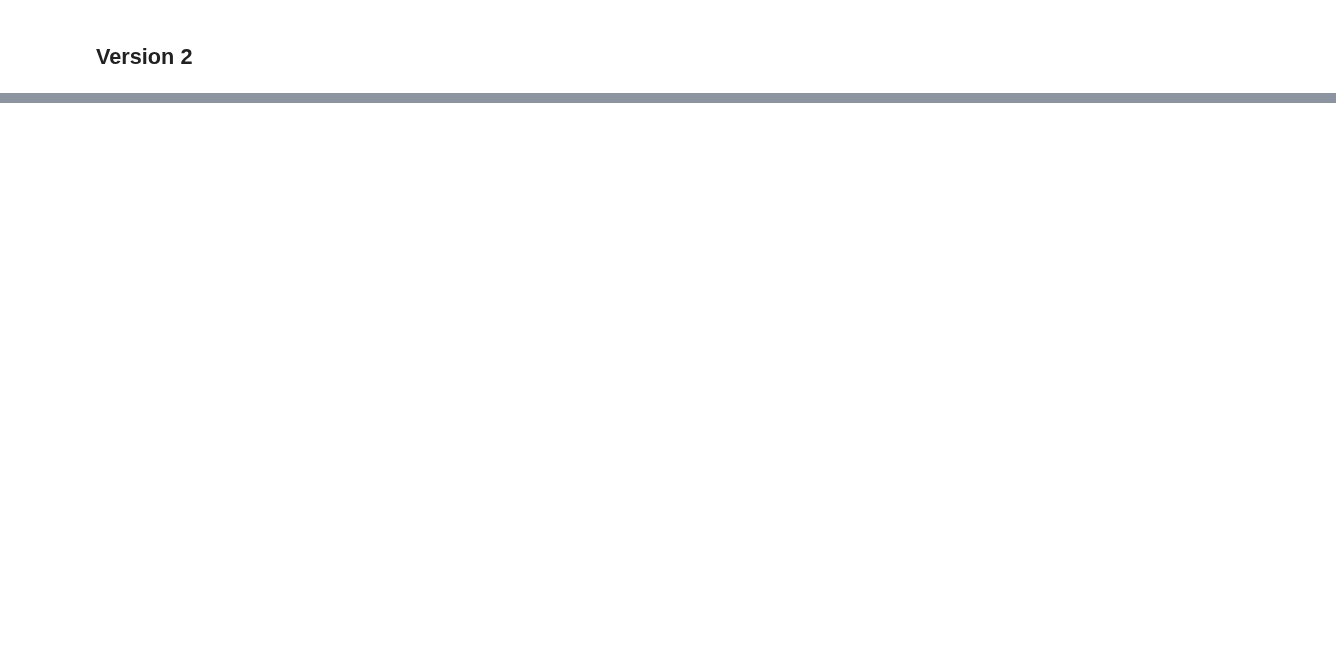
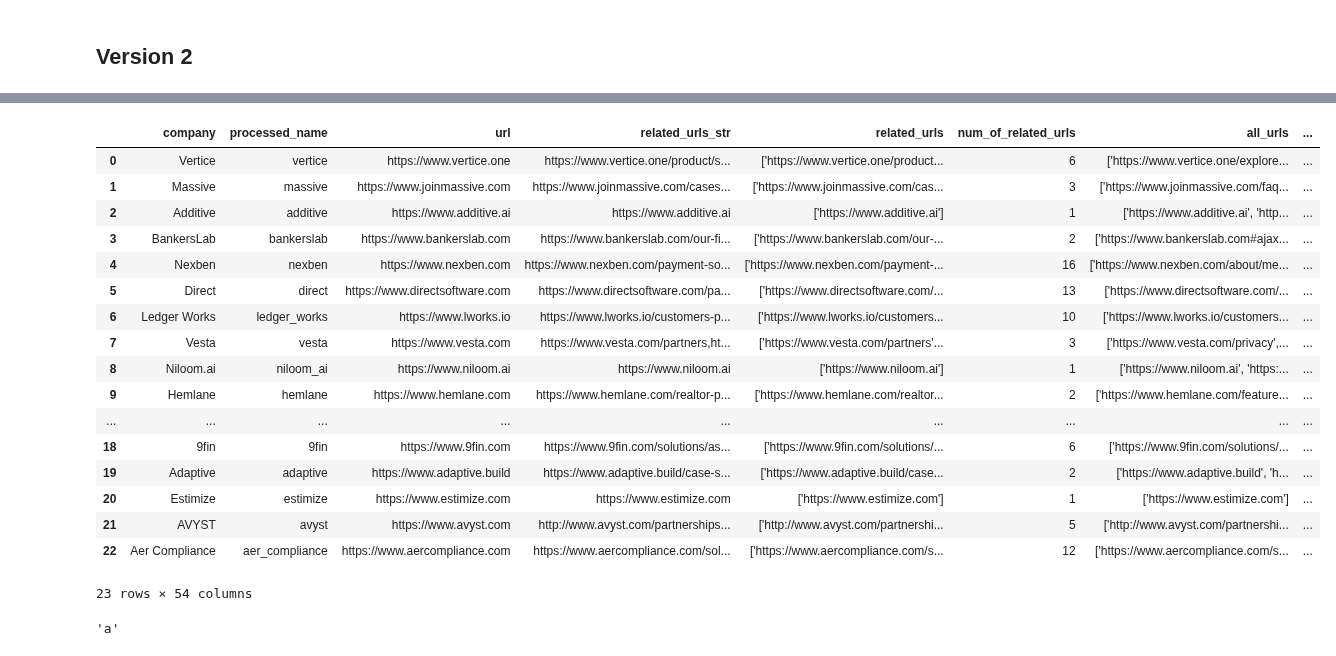
Before and after one commit to MC-Kangan/LLM-Enhanced-Knowledge-Graph-for-Startup-Analysis, a Jupyter notebook: kg_generation.ipynb, the cells around one changed output, grey strips where cells are left out. Saved outputs shown, nothing was run; the diff lists cells and outputs as text; code cells hidden in the pictures; blank space fills up the shorter version.

```diff
--- a/kg_generation.ipynb
+++ b/kg_generation.ipynb
@@ -58,3 +59,22 @@ sample
 | 681 | Estimize | estimize | https://www.estimize.com | https://www.estimize.com | ['https://www.estimize.com'] | 1 | ['https://www.estimize.com'] | ... |
 | 686 | AVYST | avyst | https://www.avyst.com | http://www.avyst.com/partnerships... | ['http://www.avyst.com/partnershi... | 5 | ['http://www.avyst.com/partnershi... | ... |
 | 698 | Aer Compliance | aer_compliance | https://www.aercompliance.com | https://www.aercompliance.com/sol... | ['https://www.aercompliance.com/s... | 12 | ['https://www.aercompliance.com/s... | ... |
+# %%
+df = pd.read_csv('PitchBook_All_Columns_2024_07_04_14_48_36_accessibility.csv')
+print(df.business_status.unique())
+df1 = df[~df['business_status'].isin(['Out of Business', 'Bankruptcy: Liquidation', 'Bankruptcy: Admin/Reorg'])]
+df['companies'] = df['companies'].str.replace(r'\s*\(.*?\)\s*', '', regex=True)
+
+# Convert last_known_valuation to numeric, if not already
+# First, ensure that 'last_known_valuation' is in the correct numeric format
+df['last_known_valuation'] = pd.to_numeric(df['last_known_valuation'], errors='coerce')
+df['last_known_valuation_date'] = pd.to_datetime(df['last_known_valuation_date'], format="%d/%m/%Y",errors='coerce')
+
+df['companies'] = df['companies'].str.replace(r'\s*\(.*?\)\s*', '', regex=True)
+df['processed_name'] = df['companies'].apply(process_company_name)
+
+# Apply the filter to create a new DataFrame
+filtered_df = df[(df['last_known_valuation'].isna()) | (df['last_known_valuation'] < 500)]
+
+# Now, 'filtered_df' contains only the rows where the valuation is NaN or less than 500 million
+filtered_df.head()
@@ -60,0 +92,3 @@ sample
+# %%
+sample_all_info = sample.merge(filtered_df, on = 'processed_name', how = 'left')
+sample_all_info.head()
@@ -281,0 +345,25 @@ Loaded data for naturealpha: {'product_descriptions': [{'name': 'NatureAlpha Pla
+# %%
+sample_all_info
+# %% [output]
+|  | company | processed_name | url | related_urls_str | related_urls | num_of_related_urls | all_urls | ... |
+| 0 | Vertice | vertice | https://www.vertice.one | https://www.vertice.one/product/s... | ['https://www.vertice.one/product... | 6 | ['https://www.vertice.one/explore... | ... |
+| 1 | Massive | massive | https://www.joinmassive.com | https://www.joinmassive.com/cases... | ['https://www.joinmassive.com/cas... | 3 | ['https://www.joinmassive.com/faq... | ... |
+| 2 | Additive | additive | https://www.additive.ai | https://www.additive.ai | ['https://www.additive.ai'] | 1 | ['https://www.additive.ai', 'http... | ... |
+| 3 | BankersLab | bankerslab | https://www.bankerslab.com | https://www.bankerslab.com/our-fi... | ['https://www.bankerslab.com/our-... | 2 | ['https://www.bankerslab.com#ajax... | ... |
+| 4 | Nexben | nexben | https://www.nexben.com | https://www.nexben.com/payment-so... | ['https://www.nexben.com/payment-... | 16 | ['https://www.nexben.com/about/me... | ... |
+| 5 | Direct | direct | https://www.directsoftware.com | https://www.directsoftware.com/pa... | ['https://www.directsoftware.com/... | 13 | ['https://www.directsoftware.com/... | ... |
+| 6 | Ledger Works | ledger_works | https://www.lworks.io | https://www.lworks.io/customers-p... | ['https://www.lworks.io/customers... | 10 | ['https://www.lworks.io/customers... | ... |
+| 7 | Vesta | vesta | https://www.vesta.com | https://www.vesta.com/partners,ht... | ['https://www.vesta.com/partners'... | 3 | ['https://www.vesta.com/privacy',... | ... |
+| 8 | Niloom.ai | niloom_ai | https://www.niloom.ai | https://www.niloom.ai | ['https://www.niloom.ai'] | 1 | ['https://www.niloom.ai', 'https:... | ... |
+| 9 | Hemlane | hemlane | https://www.hemlane.com | https://www.hemlane.com/realtor-p... | ['https://www.hemlane.com/realtor... | 2 | ['https://www.hemlane.com/feature... | ... |
+| ... | ... | ... | ... | ... | ... | ... | ... | ... |
+| 18 | 9fin | 9fin | https://www.9fin.com | https://www.9fin.com/solutions/as... | ['https://www.9fin.com/solutions/... | 6 | ['https://www.9fin.com/solutions/... | ... |
+| 19 | Adaptive | adaptive | https://www.adaptive.build | https://www.adaptive.build/case-s... | ['https://www.adaptive.build/case... | 2 | ['https://www.adaptive.build', 'h... | ... |
+| 20 | Estimize | estimize | https://www.estimize.com | https://www.estimize.com | ['https://www.estimize.com'] | 1 | ['https://www.estimize.com'] | ... |
+| 21 | AVYST | avyst | https://www.avyst.com | http://www.avyst.com/partnerships... | ['http://www.avyst.com/partnershi... | 5 | ['http://www.avyst.com/partnershi... | ... |
+| 22 | Aer Compliance | aer_compliance | https://www.aercompliance.com | https://www.aercompliance.com/sol... | ['https://www.aercompliance.com/s... | 12 | ['https://www.aercompliance.com/s... | ... |
+23 rows × 54 columns
+# %%
+'A'.lower()
+# %% [output]
+'a'
```
Also changed, not shown: parts of 8 cells of this notebook, 1 other file.
